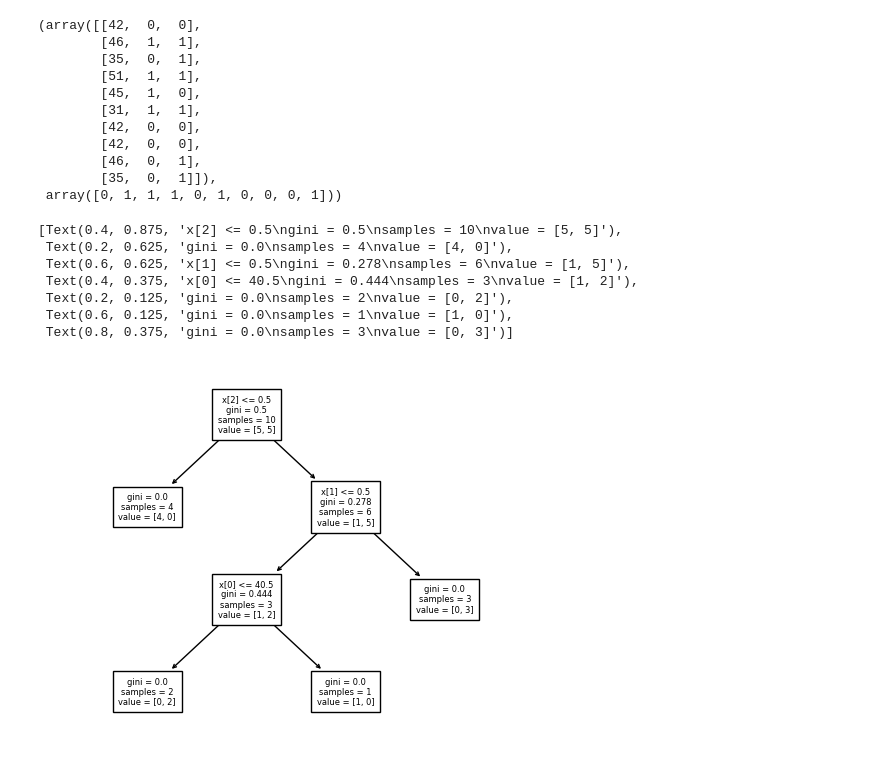
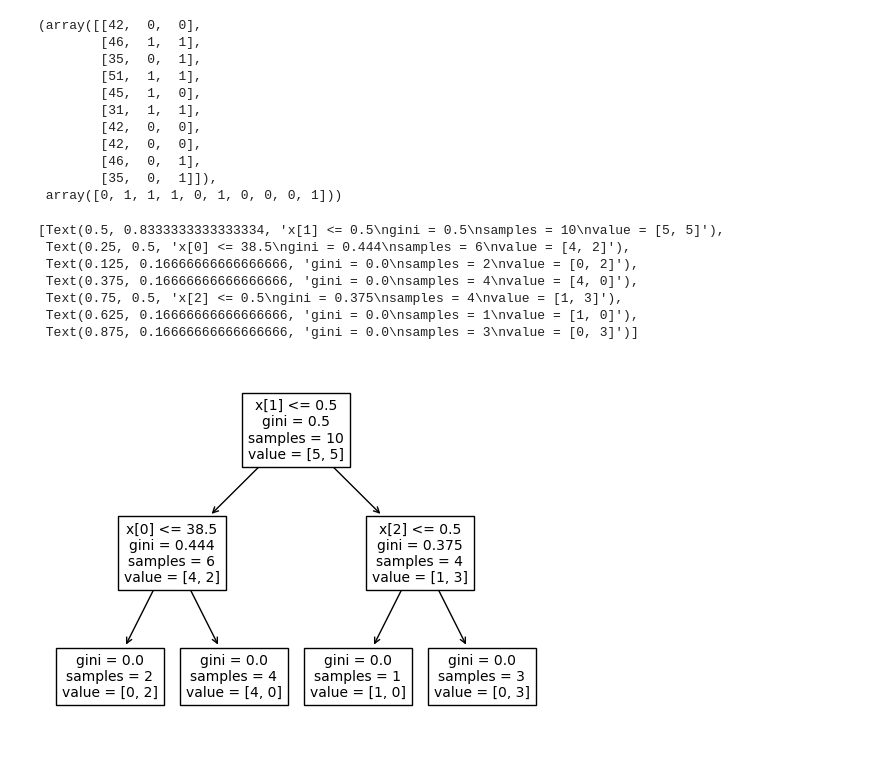
Before and after one commit to froukje/datamapu, a Jupyter notebook: notebooks/code_examples.ipynb, the cells around one changed output. Drawn from its saved outputs; the diff is of its cells as text; code cells hidden in the pictures.

Commit message:
random forest

```diff
--- a/notebooks/code_examples.ipynb
+++ b/notebooks/code_examples.ipynb
@@ -331,16 +331,16 @@ X[samples[0]], y[samples[0]]
  array([0, 1, 1, 1, 0, 1, 0, 0, 0, 1]))
 # %%
 from sklearn.tree import DecisionTreeClassifier
-clf1 = DecisionTreeClassifier()
+clf1 = DecisionTreeClassifier(max_features="sqrt", random_state=10)
 clf1.fit(X[samples[0],:], y[samples[0]])
-tree.plot_tree(clf1, fontsize=6)
+tree.plot_tree(clf1, fontsize=10)
 # %% [output]
-[Text(0.4, 0.875, 'x[2] <= 0.5\ngini = 0.5\nsamples = 10\nvalue = [5, 5]'),
- Text(0.2, 0.625, 'gini = 0.0\nsamples = 4\nvalue = [4, 0]'),
- Text(0.6, 0.625, 'x[1] <= 0.5\ngini = 0.278\nsamples = 6\nvalue = [1, 5]'),
- Text(0.4, 0.375, 'x[0] <= 40.5\ngini = 0.444\nsamples = 3\nvalue = [1, 2]'),
- Text(0.2, 0.125, 'gini = 0.0\nsamples = 2\nvalue = [0, 2]'),
- Text(0.6, 0.125, 'gini = 0.0\nsamples = 1\nvalue = [1, 0]'),
- Text(0.8, 0.375, 'gini = 0.0\nsamples = 3\nvalue = [0, 3]')]
+[Text(0.5, 0.8333333333333334, 'x[1] <= 0.5\ngini = 0.5\nsamples = 10\nvalue = [5, 5]'),
+ Text(0.25, 0.5, 'x[0] <= 38.5\ngini = 0.444\nsamples = 6\nvalue = [4, 2]'),
+ Text(0.125, 0.16666666666666666, 'gini = 0.0\nsamples = 2\nvalue = [0, 2]'),
+ Text(0.375, 0.16666666666666666, 'gini = 0.0\nsamples = 4\nvalue = [4, 0]'),
+ Text(0.75, 0.5, 'x[2] <= 0.5\ngini = 0.375\nsamples = 4\nvalue = [1, 3]'),
+ Text(0.625, 0.16666666666666666, 'gini = 0.0\nsamples = 1\nvalue = [1, 0]'),
+ Text(0.875, 0.16666666666666666, 'gini = 0.0\nsamples = 3\nvalue = [0, 3]')]
-[figure, old version]
+[figure, new version]
 # %%
```
Also changed, not shown: parts of 2 cells of this notebook, 7 other files.
